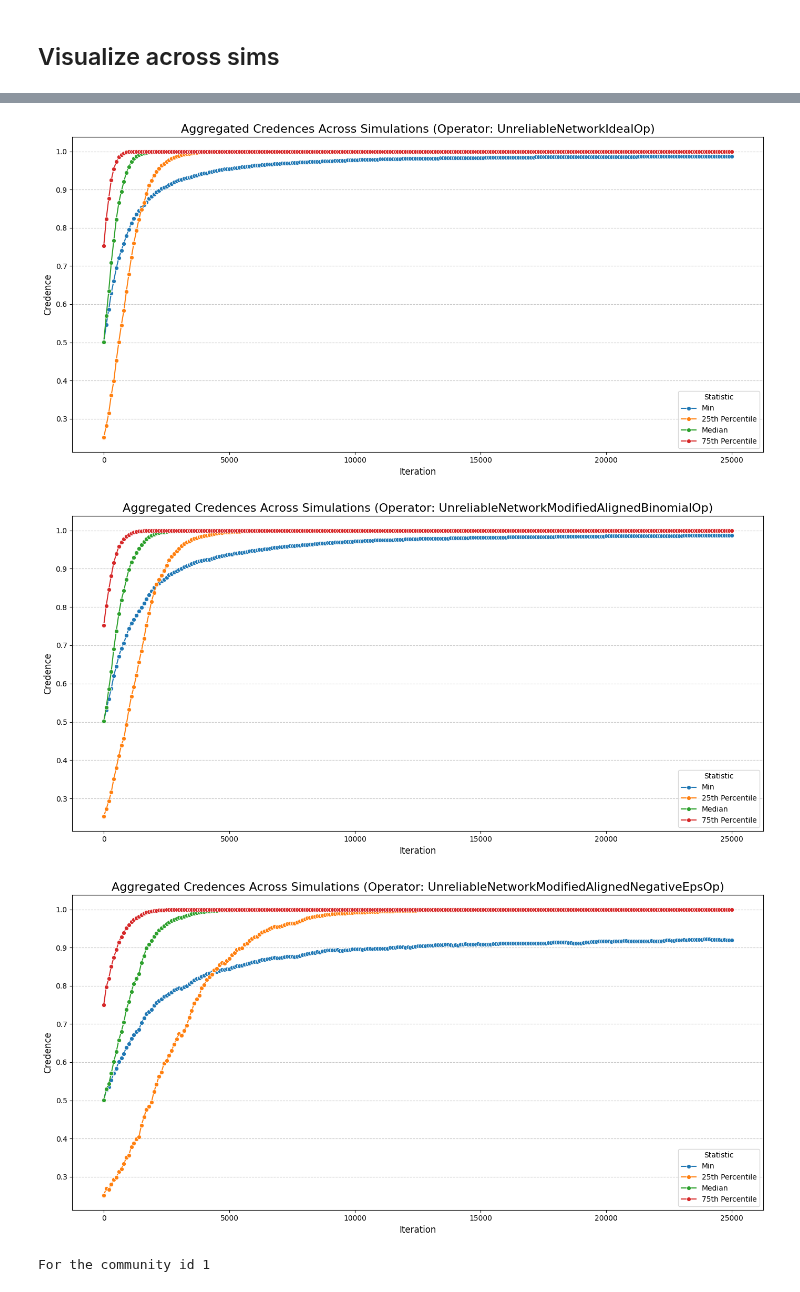
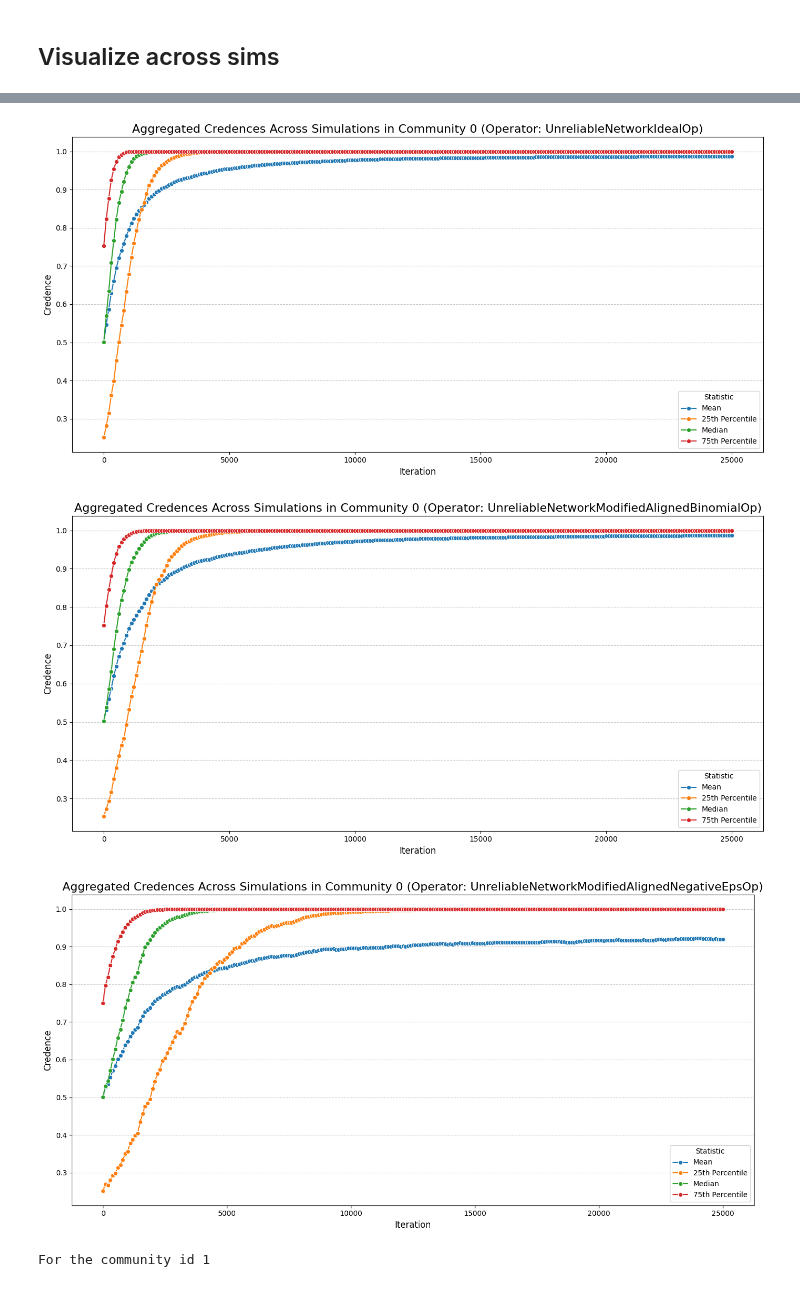
Before and after one commit to alexandroskoliousis/polygraphs, a Jupyter notebook: examples/francisbacon/community_analysis.ipynb, the cells around one changed output, grey strips where cells are left out. Saved outputs shown, nothing was run; the diff lists cells and outputs as text; code cells hidden in the pictures.

Commit message:
added community ids

```diff
--- a/examples/francisbacon/community_analysis.ipynb
+++ b/examples/francisbacon/community_analysis.ipynb
@@ -276,7 +276,7 @@ for op in single_sim_agg_stats_df["op"].unique():
 
     plt.figure(figsize=(14, 7))
     # sns.lineplot(data=op_data, x="iteration", y="min_beliefs", label="Min", marker="o")
-    sns.lineplot(data=op_data, x="iteration", y="mean_beliefs", label="Min", marker="o")
+    sns.lineplot(data=op_data, x="iteration", y="mean_beliefs", label="Mean", marker="o")
     sns.lineplot(data=op_data, x="iteration", y="p25_beliefs", label="25th Percentile", marker="o")
     sns.lineplot(data=op_data, x="iteration", y="median_beliefs", label="Median", marker="o")
     sns.lineplot(data=op_data, x="iteration", y="p75_beliefs", label="75th Percentile", marker="o")
@@ -331,7 +331,7 @@ def visualize_across_sims(beliefs):
     plt.show()
 
 
-def visualize_across_sims_by_op(beliefs):
+def visualize_across_sims_by_op(beliefs, title=''):
     # Compute statistics by operator and iteration
     agg_stats_df = (
         beliefs.groupby(["op", "iteration"])
@@ -352,12 +352,15 @@ def visualize_across_sims_by_op(beliefs):
 
         plt.figure(figsize=(14, 7))
         # sns.lineplot(data=op_data, x="iteration", y="min_beliefs", label="Min", marker="o")
-        sns.lineplot(data=op_data, x="iteration", y="mean_beliefs", label="Min", marker="o")
+        sns.lineplot(data=op_data, x="iteration", y="mean_beliefs", label="Mean", marker="o")
         sns.lineplot(data=op_data, x="iteration", y="p25_beliefs", label="25th Percentile", marker="o")
         sns.lineplot(data=op_data, x="iteration", y="median_beliefs", label="Median", marker="o")
         sns.lineplot(data=op_data, x="iteration", y="p75_beliefs", label="75th Percentile", marker="o")
         # sns.lineplot(data=op_data, x="iteration", y="max_beliefs", label="Max", marker="o")
-        plt.title(f"Aggregated Credences Across Simulations (Operator: {op})", fontsize=16)
+        if title:
+            plt.title(f"{title} (Operator: {op})", fontsize=16)
+        else:
+            plt.title(f"Aggregated Credences Across Simulations (Operator: {op})", fontsize=16)
         plt.xlabel("Iteration", fontsize=12)
         plt.ylabel("Credence", fontsize=12)
         plt.legend(title="Statistic")
@@ -399,7 +402,9 @@ for id in interested_communities:
     community_filtered_beliefs = beliefs[beliefs['node'].isin(filtered_nodes)]
 
     visualize_across_sims(community_filtered_beliefs)
-    visualize_across_sims_by_op(community_filtered_beliefs)
+
+    title = f"Aggregated Credences Across Simulations in Community {id}"
+    visualize_across_sims_by_op(community_filtered_beliefs, title)
 # %% [output]
 For the community id 0
 [figure]
@@ -409,5 +414,5 @@ For the community id 0
-[figure, old version]
+[figure, new version]
-[figure, old version]
+[figure, new version]
-[figure, old version]
+[figure, new version]
 For the community id 1
 [figure]
```
Also changed, not shown: parts of 5 cells of this notebook.
